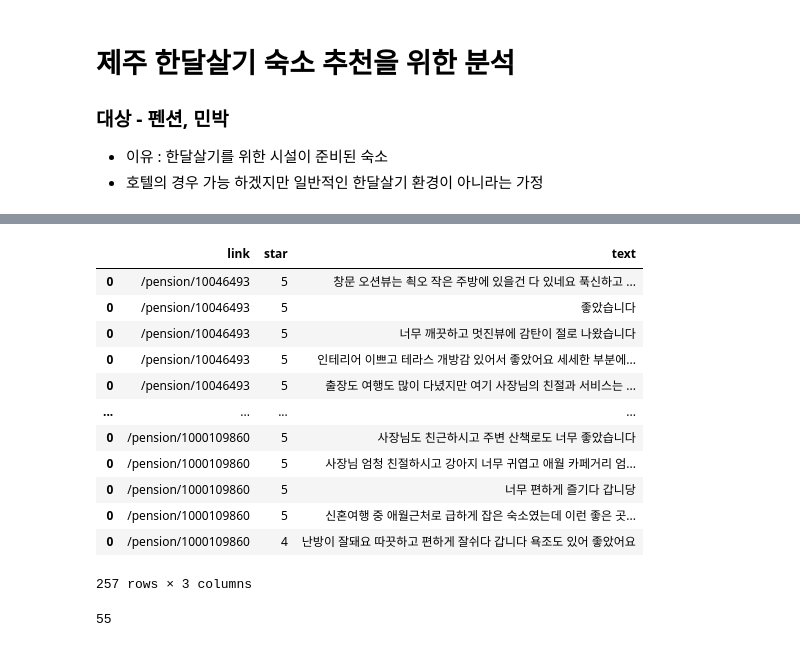
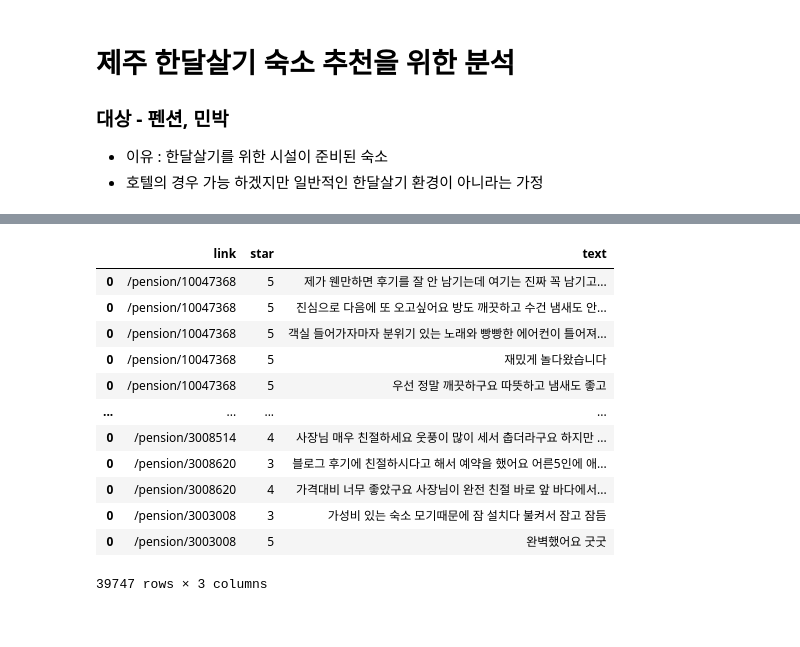
Before and after one commit to dothouse/practice, a Jupyter notebook: yanolja.ipynb, the cells around one changed output, grey strips where cells are left out. Drawn from its saved outputs; the diff is of its cells as text; code cells hidden in the pictures.

```diff
--- a/yanolja.ipynb
+++ b/yanolja.ipynb
@@ -76,7 +76,6 @@ pension_info1 = []
 for type_list in yanolja_list:
     for pension in type_list:
 
-
         pension_name = pension.select_one('.PlaceListTitle_text__2511B').text.strip()
 
         try :
@@ -94,7 +93,7 @@ for type_list in yanolja_list:
         try:
             pension_url = pension.attrs['href']
         except:
-            pension.select_one('a').attrs['href']
+            pension_url = pension.select_one('a').attrs['href']
 
         pension_info1.append({'name' : pension_name,
                             'score' : pension_score,
@@ -185,7 +238,7 @@ for sub_url in temp['link']:
     driver.get(review_url)
 
     #### 실제에서는 스크롤수 확보...
-    for _ in range(3):
+    while True:
         last_height = driver.execute_script("return document.body.scrollHeight")
 
         # 창의 내리기 끝까지 하지않고, 중간에 멈춰서 한번은 page_down을 통해서
@@ -195,52 +248,53 @@ for sub_url in temp['link']:
         time.sleep(round(random.uniform(0.5, 1.0), 3))
         driver.find_element(By.TAG_NAME, 'body').send_keys(Keys.PAGE_DOWN)
         time.sleep(round(random.uniform(0.5, 1.2), 3))
 
         # 창의 높이가 달라지지 않으면 스크롤 내리기 중단
         new_height = driver.execute_script("return document.body.scrollHeight")
         if new_height == last_height:
             break
 
     review_soup = BeautifulSoup(driver.page_source, 'html.parser')
     review_list = review_soup.select('.css-nkytaw')
 
     for review in review_list:
-        review_text = review.select_one('.css-djrif0').text.strip()
-        review_text = re.sub('[-=+,/\?:^.@*\"※~ㆍ!』><‘|\(\)\[\]`\'…》\”\“\’·]', "", review_text)
+        try:
+            review_text = review.select_one('.css-djrif0').text.strip()
+            review_text = re.sub('[-=+,/\?:^.@*\"※~ㆍ!』><‘|\(\)\[\]`\'…》\”\“\’·]', "", review_text)
 
-        star_cnt = 0
-        star_list = review.select_one('.css-1uvchqn').select('path')
-        for star in star_list:
-            star_cnt += star.get_attribute_list('fill').count('#fdbd00')
+            star_cnt = 0
+            star_list = review.select_one('.css-1uvchqn').select('path')
+            for star in star_list:
+                star_cnt += star.get_attribute_list('fill').count('#fdbd00')
+        except:
+            review_text = 'error'
+            star_cnt = 99
+
 
         temp_stage1 = []
         temp_stage1.append({'link' : sub_url,
                             'star' : star_cnt,
                             'text' : review_text})
         temp_stage1 = pd.DataFrame(temp_stage1)
 
         temp_stage2 = pd.concat([temp_stage2, temp_stage1])
 
     time.sleep(round(random.uniform(1.5, 3.0), 3))
 
 temp_stage2 = pd.DataFrame(temp_stage2)
 temp_stage2.to_csv('./data/review.csv', index=False)
 temp_stage2
 # %% [output]
 |  | link | star | text |
-| 0 | /pension/10046493 | 5 | 창문 오션뷰는 쵝오 작은 주방에 있을건 다 있네요 푹신하고 ... |
-| 0 | /pension/10046493 | 5 | 좋았습니다 |
-| 0 | /pension/10046493 | 5 | 너무 깨끗하고 멋진뷰에 감탄이 절로 나왔습니다 |
-| 0 | /pension/10046493 | 5 | 인테리어 이쁘고 테라스 개방감 있어서 좋았어요 세세한 부분에... |
-| 0 | /pension/10046493 | 5 | 출장도 여행도 많이 다녔지만 여기 사장님의 친절과 서비스는 ... |
+| 0 | /pension/10047368 | 5 | 제가 웬만하면 후기를 잘 안 남기는데 여기는 진짜 꼭 남기고... |
+| 0 | /pension/10047368 | 5 | 진심으로 다음에 또 오고싶어요 방도 깨끗하고 수건 냄새도 안... |
+| 0 | /pension/10047368 | 5 | 객실 들어가자마자 분위기 있는 노래와 빵빵한 에어컨이 틀어져... |
+| 0 | /pension/10047368 | 5 | 재밌게 놀다왔습니다 |
+| 0 | /pension/10047368 | 5 | 우선 정말 깨끗하구요 따뜻하고 냄새도 좋고 |
 | ... | ... | ... | ... |
-| 0 | /pension/1000109860 | 5 | 사장님도 친근하시고 주변 산책로도 너무 좋았습니다 |
-| 0 | /pension/1000109860 | 5 | 사장님 엄청 친절하시고 강아지 너무 귀엽고 애월 카페거리 엄... |
-| 0 | /pension/1000109860 | 5 | 너무 편하게 즐기다 갑니당 |
-| 0 | /pension/1000109860 | 5 | 신혼여행 중 애월근처로 급하게 잡은 숙소였는데 이런 좋은 곳... |
-| 0 | /pension/1000109860 | 4 | 난방이 잘돼요 따끗하고 편하게 잘쉬다 갑니다 욕조도 있어 좋았어요 |
+| 0 | /pension/3008514 | 4 | 사장님 매우 친절하세요 웃풍이 많이 세서 춥더라구요 하지만 ... |
+| 0 | /pension/3008620 | 3 | 블로그 후기에 친절하시다고 해서 예약을 했어요 어른5인에 애... |
+| 0 | /pension/3008620 | 4 | 가격대비 너무 좋았구요 사장님이 완전 친절 바로 앞 바다에서... |
+| 0 | /pension/3003008 | 3 | 가성비 있는 숙소 모기때문에 잠 설치다 불켜서 잠고 잠듬 |
+| 0 | /pension/3003008 | 5 | 완벽했어요 굿굿 |
-257 rows × 3 columns
+39747 rows × 3 columns
-# %%
-len(temp_stage2)
-# %% [output]
-55
```
Also changed, not shown: parts of 8 cells of this notebook, 3 other files.
